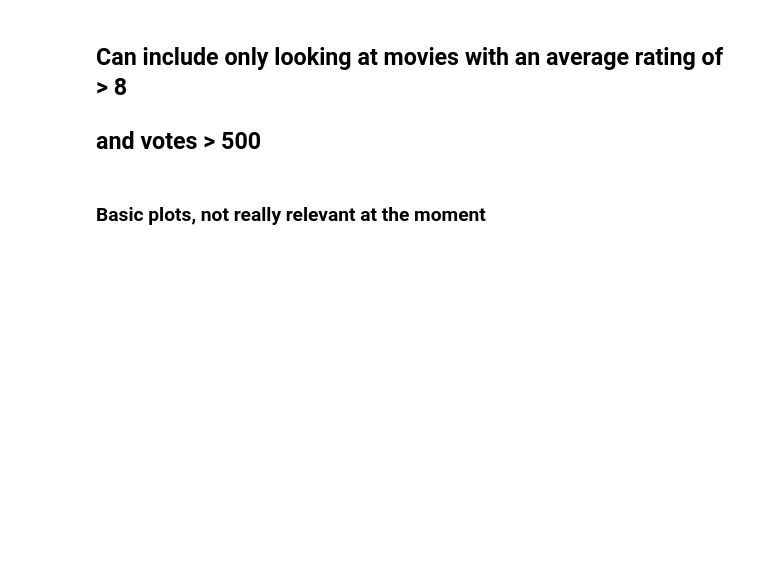
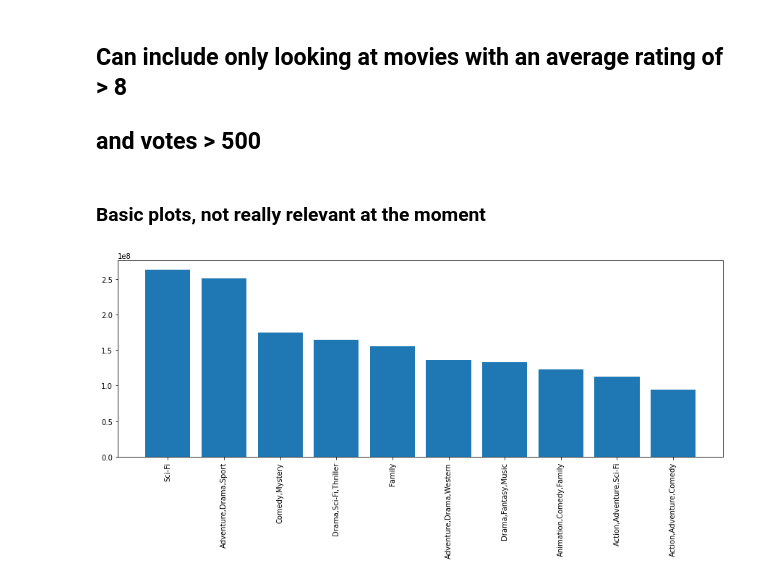
Before and after one commit to nate-walter/Movie-Studio-Project, a Jupyter notebook: imdb_cleaned_merged_final.ipynb, the cells around one changed output. Saved outputs shown, nothing was run; the diff lists cells and outputs as text; code cells hidden in the pictures; blank space fills up the shorter version.

```diff
--- a/imdb_cleaned_merged_final.ipynb
+++ b/imdb_cleaned_merged_final.ipynb
@@ -181,6 +183,8 @@ Name: language, dtype: int64
 # %%
 to_drop = ['job', 'characters', 'language', 'types', 'attributes'
-           ,'is_original_title' , 'Unnamed: 0_x', 'id_x', 'id_y', 'domestic_gross_y']
+           ,'is_original_title' , 'Unnamed: 0_x', 'id_x', 'id_y'
+           , 'domestic_gross_y', 'Unnamed: 0', 'Unnamed: 0_y'
+           ,'original_title_y']
 
 only_us_merged.drop(labels = to_drop, axis = 1, inplace= True)
 # %% [output]
@@ -282,7 +286,12 @@ See the caveats in the documentation: https://pandas.pydata.org/pandas-docs/stab
 # ax.set_title('Genre vs Rating')
 # ax.set_xticklabels(x, rotation = 90);
 # %%
-# fig, ax = plt.subplots()
+fig, ax = plt.subplots(figsize = (15,5))
 
-# x = good_films.groupby('genres')['averagerating'].mean().sort_values(ascending = False)[:10].index
-# y = good_films.groupby('genres')['averagerating.mean().sort_values(ascending = False)[:10].values
+x = only_us_merged.groupby('run time')['Domestic Net Profit'].mean().sort_values(ascending = False)[:10].index
+y = only_us_merged.groupby('genres')['Domestic Net Profit'].mean().sort_values(ascending = False)[:10].values
+
+ax.bar(x,y)
+ax.set_xticklabels(x, rotation = 90);
+# %% [output]
+[figure, added]
```
Also changed, not shown: parts of 5 cells of this notebook, 1 other file.
